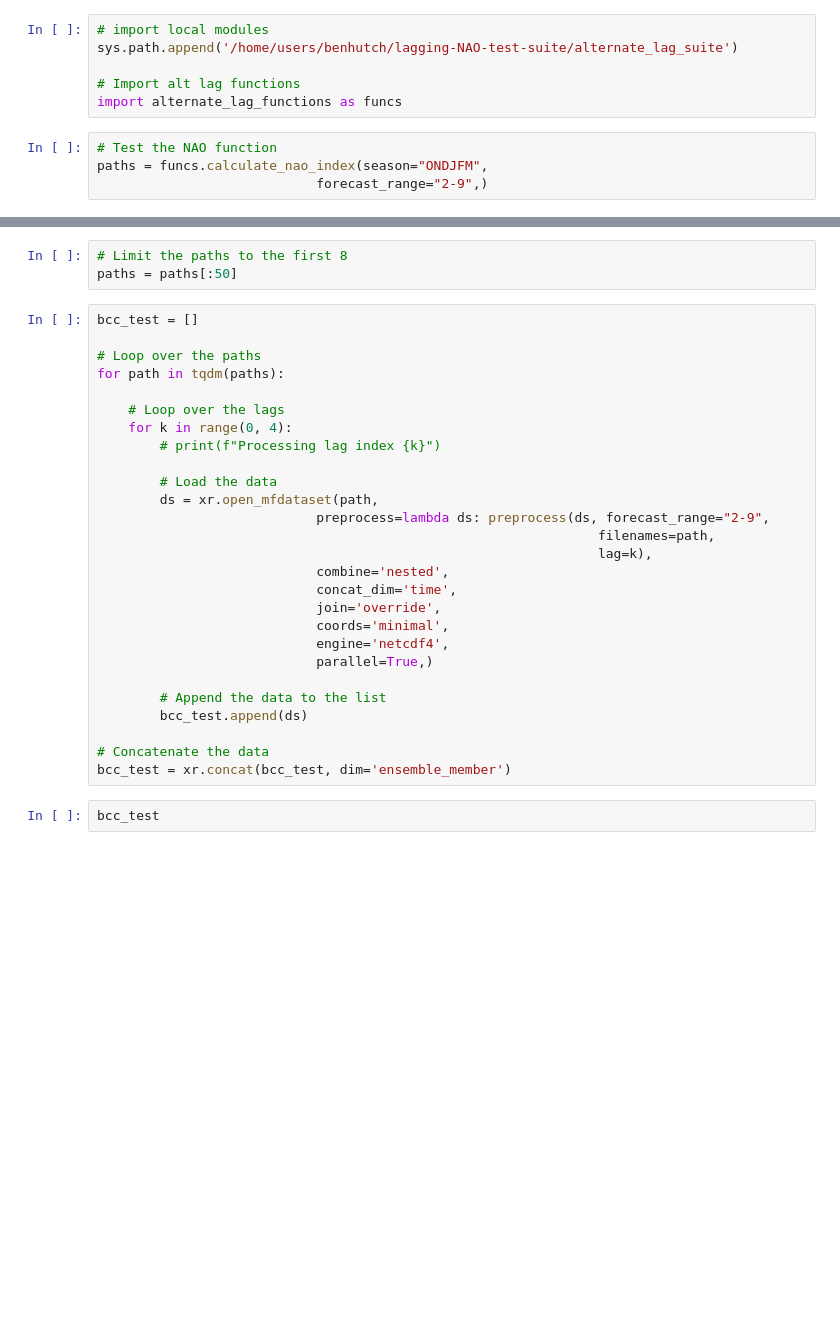
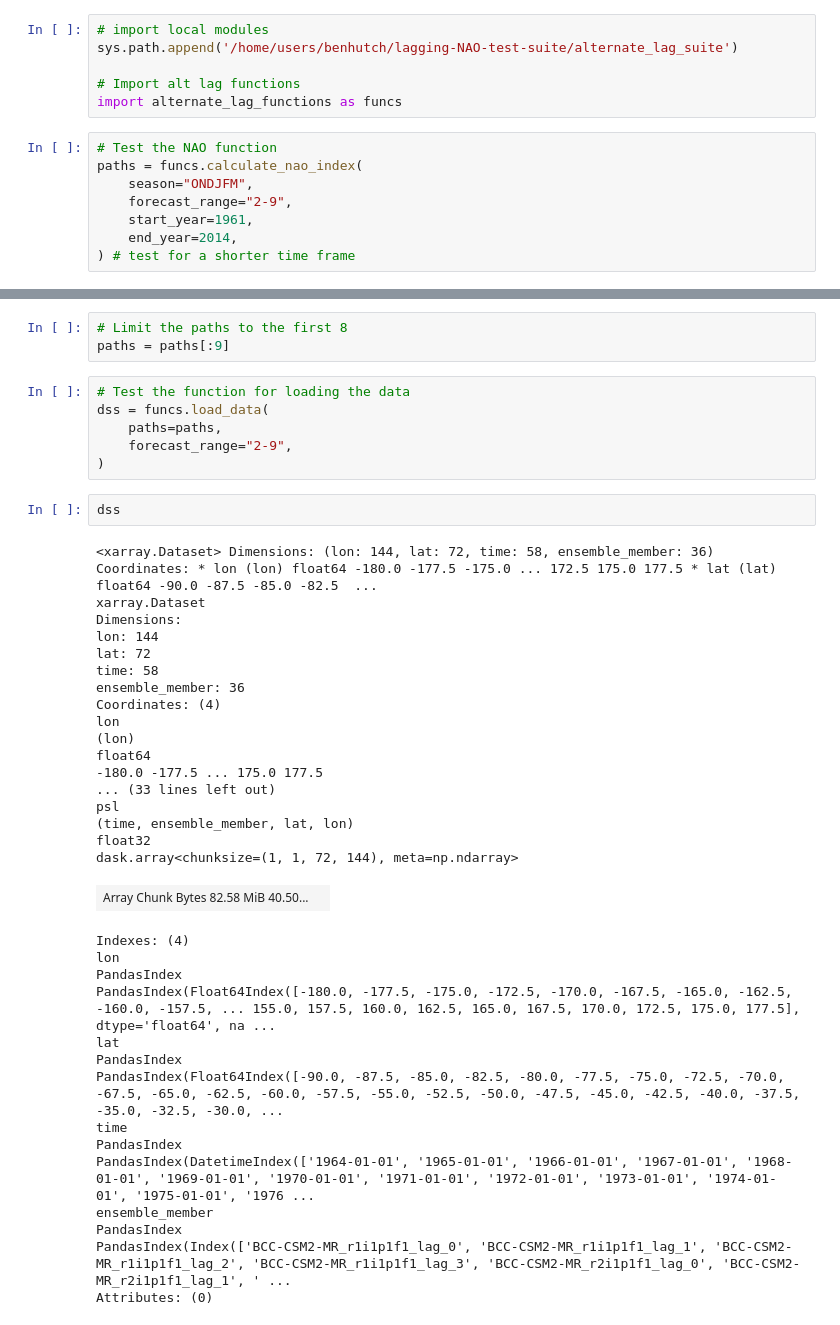
Before and after one commit to benhutchmet/lagging-NAO-test-suite, a Jupyter notebook: testing/testing-nao-matching.ipynb, the cells around one changed output, grey strips where cells are left out. Cells and saved outputs as stored; diff of their text form; blank space fills up the shorter version.

```diff
--- a/testing/testing-nao-matching.ipynb
+++ b/testing/testing-nao-matching.ipynb
@@ -24,5 +24,9 @@ sys.path.append('/home/users/benhutch/lagging-NAO-test-suite/alternate_lag_suite
 import alternate_lag_functions as funcs
 # %%
 # Test the NAO function
-paths = funcs.calculate_nao_index(season="ONDJFM",
-                            forecast_range="2-9",)
+paths = funcs.calculate_nao_index(
+    season="ONDJFM",
+    forecast_range="2-9",
+    start_year=1961,
+    end_year=2014,
+) # test for a shorter time frame
@@ -29,32 +51,44 @@ paths = funcs.calculate_nao_index(season="ONDJFM",
 # %%
 # Limit the paths to the first 8
-paths = paths[:50]
+paths = paths[:9]
-# %%
-bcc_test = []
-
-# Loop over the paths
-for path in tqdm(paths):
-
-    # Loop over the lags
-    for k in range(0, 4):
-        # print(f"Processing lag index {k}")
-
-        # Load the data
-        ds = xr.open_mfdataset(path,
-                            preprocess=lambda ds: preprocess(ds, forecast_range="2-9",
-                                                                filenames=path,
-                                                                lag=k),
-                            combine='nested',
-                            concat_dim='time',
-                            join='override',
-                            coords='minimal',
-                            engine='netcdf4',
-                            parallel=True,)
-
-        # Append the data to the list
-        bcc_test.append(ds)
-
-# Concatenate the data
-bcc_test = xr.concat(bcc_test, dim='ensemble_member')
-# %%
-bcc_test
+# %%
+# Test the function for loading the data
+dss = funcs.load_data(
+    paths=paths,
+    forecast_range="2-9",
+)
+# %%
+dss
+# %% [output]
+<xarray.Dataset> Dimensions: (lon: 144, lat: 72, time: 58, ensemble_member: 36) Coordinates: * lon (lon) float64 -180.0 -177.5 -175.0 ... 172.5 175.0 177.5 * lat (lat) float64 -90.0 -87.5 -85.0 -82.5  ...
+xarray.Dataset
+Dimensions:
+lon: 144
+lat: 72
+time: 58
+ensemble_member: 36
+Coordinates: (4)
+lon
+(lon)
+float64
+-180.0 -177.5 ... 175.0 177.5
+... (33 lines left out)
+psl
+(time, ensemble_member, lat, lon)
+float32
+dask.array<chunksize=(1, 1, 72, 144), meta=np.ndarray>
+| Array Chunk Bytes 82.58 MiB 40.50... |  |
+Indexes: (4)
+lon
+PandasIndex
+PandasIndex(Float64Index([-180.0, -177.5, -175.0, -172.5, -170.0, -167.5, -165.0, -162.5, -160.0, -157.5, ... 155.0, 157.5, 160.0, 162.5, 165.0, 167.5, 170.0, 172.5, 175.0, 177.5], dtype='float64', na ...
+lat
+PandasIndex
+PandasIndex(Float64Index([-90.0, -87.5, -85.0, -82.5, -80.0, -77.5, -75.0, -72.5, -70.0, -67.5, -65.0, -62.5, -60.0, -57.5, -55.0, -52.5, -50.0, -47.5, -45.0, -42.5, -40.0, -37.5, -35.0, -32.5, -30.0, ...
+time
+PandasIndex
+PandasIndex(DatetimeIndex(['1964-01-01', '1965-01-01', '1966-01-01', '1967-01-01', '1968-01-01', '1969-01-01', '1970-01-01', '1971-01-01', '1972-01-01', '1973-01-01', '1974-01-01', '1975-01-01', '1976 ...
+ensemble_member
+PandasIndex
+PandasIndex(Index(['BCC-CSM2-MR_r1i1p1f1_lag_0', 'BCC-CSM2-MR_r1i1p1f1_lag_1', 'BCC-CSM2-MR_r1i1p1f1_lag_2', 'BCC-CSM2-MR_r1i1p1f1_lag_3', 'BCC-CSM2-MR_r2i1p1f1_lag_0', 'BCC-CSM2-MR_r2i1p1f1_lag_1', ' ...
+Attributes: (0)
```
Also changed, not shown: parts of 2 cells of this notebook, 1 other file.
